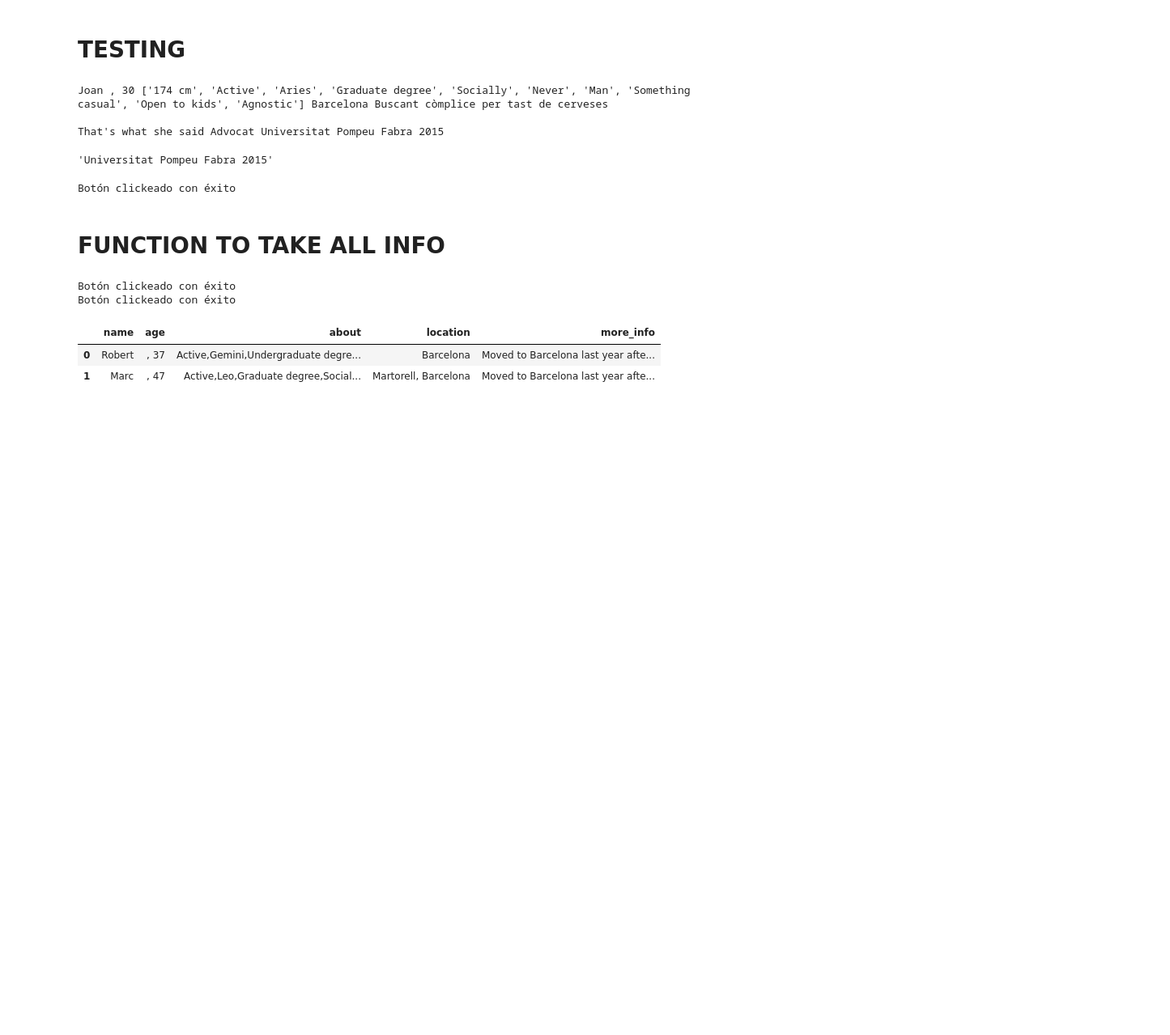
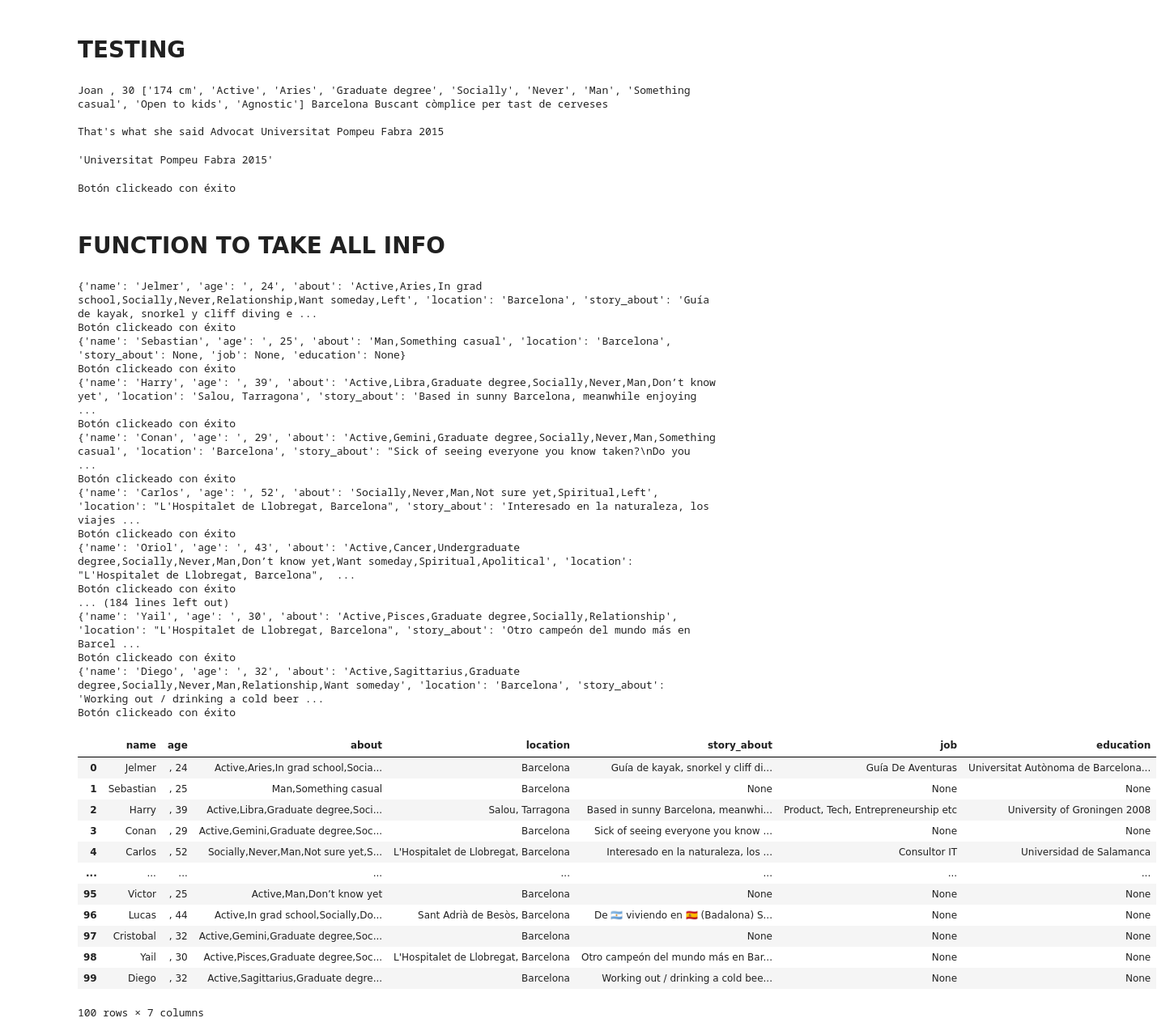
Before and after one commit to rorichavez/final_project, a Jupyter notebook: notebook/bumble_woman.ipynb, the cells around one changed output. Shown at 81% size. Cells and saved outputs as stored; diff of their text form; code cells hidden in the pictures; blank space fills up the shorter version.

```diff
--- a/notebook/bumble_woman.ipynb
+++ b/notebook/bumble_woman.ipynb
@@ -67,41 +67,3 @@ driver = webdriver.Chrome()
 
 # Abrir la página de Bumble
 driver.get("https://fr1.bumble.com/app")
-# %%
-def extract_profile_info(profile):
-
-    page_source = driver.page_source
-
-    profile = BeautifulSoup(page_source, 'html.parser')
-
-    time.sleep(5)
-
-    profiles_dict = {}
-
-    profiles_dict["name"] = profile.find("span", class_='encounters-story-profile__name').text
-    profiles_dict["age"] = profile.find("span", class_= "encounters-story-profile__age").text
-
-    about_text = profile.find("ul", class_= "encounters-story-about__badges").text
-    about_categories = re.findall('[A-Z][^A-Z]*', about_text)
-    profiles_dict["about"] = ','.join(about_categories)
-
-    profiles_dict["location"] = profile.find("span", class_="header-2 text-color-black").text
-
-    profiles_dict["story_about"] = profile.find("p", class_="encounters-story-about__text").text
-
-    profiles_dict["job"] = profile.find("p", class_="encounters-story-profile__occupation").text
-
-    profiles_dict["education"] = profile.find("p", class_="encounters-story-profile__education").text
-
-
-    # Esperar a que el botón esté presente y sea clickeable
-    try:
-        button = WebDriverWait(driver, 10).until(
-            EC.element_to_be_clickable((By.CSS_SELECTOR, '.encounters-action__icon [data-qa-icon-name="floating-action-no"]'))
-        )
-        button.click()
-        print("Botón clickeado con éxito")
-    except Exception as e:
-        print("No se pudo clickear el botón:", e)
-
-    return profiles_dict
@@ -108,14 +143,39 @@ def extract_profile_info(profile):
 # %%
-profile_info = [extract_profile_info(profile) for num in range(2)]
+profile_info = extract_profile_info()
 
 # Make a DataFrame from a dict.
 df = pd.DataFrame(profile_info)
 
 # Print DataFrame
 df
 # %% [output]
+{'name': 'Jelmer', 'age': ', 24', 'about': 'Active,Aries,In grad school,Socially,Never,Relationship,Want someday,Left', 'location': 'Barcelona', 'story_about': 'Guía de kayak, snorkel y cliff diving e ...
 Botón clickeado con éxito
+{'name': 'Sebastian', 'age': ', 25', 'about': 'Man,Something casual', 'location': 'Barcelona', 'story_about': None, 'job': None, 'education': None}
 Botón clickeado con éxito
+{'name': 'Harry', 'age': ', 39', 'about': 'Active,Libra,Graduate degree,Socially,Never,Man,Don’t know yet', 'location': 'Salou, Tarragona', 'story_about': 'Based in sunny Barcelona, meanwhile enjoying ...
+Botón clickeado con éxito
+{'name': 'Conan', 'age': ', 29', 'about': 'Active,Gemini,Graduate degree,Socially,Never,Man,Something casual', 'location': 'Barcelona', 'story_about': "Sick of seeing everyone you know taken?\nDo you  ...
+Botón clickeado con éxito
+{'name': 'Carlos', 'age': ', 52', 'about': 'Socially,Never,Man,Not sure yet,Spiritual,Left', 'location': "L'Hospitalet de Llobregat, Barcelona", 'story_about': 'Interesado en la naturaleza, los viajes ...
+Botón clickeado con éxito
+{'name': 'Oriol', 'age': ', 43', 'about': 'Active,Cancer,Undergraduate degree,Socially,Never,Man,Don’t know yet,Want someday,Spiritual,Apolitical', 'location': "L'Hospitalet de Llobregat, Barcelona",  ...
+Botón clickeado con éxito
+... (184 lines left out)
+{'name': 'Yail', 'age': ', 30', 'about': 'Active,Pisces,Graduate degree,Socially,Relationship', 'location': "L'Hospitalet de Llobregat, Barcelona", 'story_about': 'Otro campeón del mundo más en Barcel ...
+Botón clickeado con éxito
+{'name': 'Diego', 'age': ', 32', 'about': 'Active,Sagittarius,Graduate degree,Socially,Never,Man,Relationship,Want someday', 'location': 'Barcelona', 'story_about': 'Working out / drinking a cold beer ...
+Botón clickeado con éxito
-|  | name | age | about | location | more_info |
-| 0 | Robert | , 37 | Active,Gemini,Undergraduate degre... | Barcelona | Moved to Barcelona last year afte... |
-| 1 | Marc | , 47 | Active,Leo,Graduate degree,Social... | Martorell, Barcelona | Moved to Barcelona last year afte... |
+|  | name | age | about | location | story_about | job | education |
+| 0 | Jelmer | , 24 | Active,Aries,In grad school,Socia... | Barcelona | Guía de kayak, snorkel y cliff di... | Guía De Aventuras | Universitat Autònoma de Barcelona... |
+| 1 | Sebastian | , 25 | Man,Something casual | Barcelona | None | None | None |
+| 2 | Harry | , 39 | Active,Libra,Graduate degree,Soci... | Salou, Tarragona | Based in sunny Barcelona, meanwhi... | Product, Tech, Entrepreneurship etc | University of Groningen 2008 |
+| 3 | Conan | , 29 | Active,Gemini,Graduate degree,Soc... | Barcelona | Sick of seeing everyone you know ... | None | None |
+| 4 | Carlos | , 52 | Socially,Never,Man,Not sure yet,S... | L'Hospitalet de Llobregat, Barcelona | Interesado en la naturaleza, los ... | Consultor IT | Universidad de Salamanca |
+| ... | ... | ... | ... | ... | ... | ... | ... |
+| 95 | Victor | , 25 | Active,Man,Don’t know yet | Barcelona | None | None | None |
+| 96 | Lucas | , 44 | Active,In grad school,Socially,Do... | Sant Adrià de Besòs, Barcelona | De 🇦🇷 viviendo en 🇪🇸 (Badalona) S... | None | None |
+| 97 | Cristobal | , 32 | Active,Gemini,Graduate degree,Soc... | Barcelona | None | None | None |
+| 98 | Yail | , 30 | Active,Pisces,Graduate degree,Soc... | L'Hospitalet de Llobregat, Barcelona | Otro campeón del mundo más en Bar... | None | None |
+| 99 | Diego | , 32 | Active,Sagittarius,Graduate degre... | Barcelona | Working out / drinking a cold bee... | None | None |
+100 rows × 7 columns
```
Also changed, not shown: parts of 3 cells of this notebook, 20 other files.
